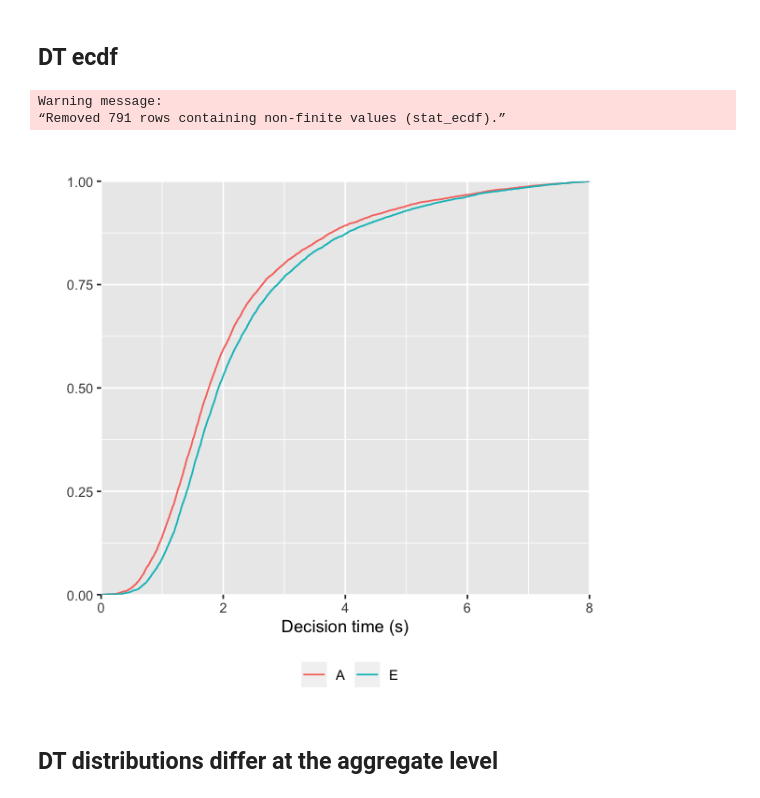
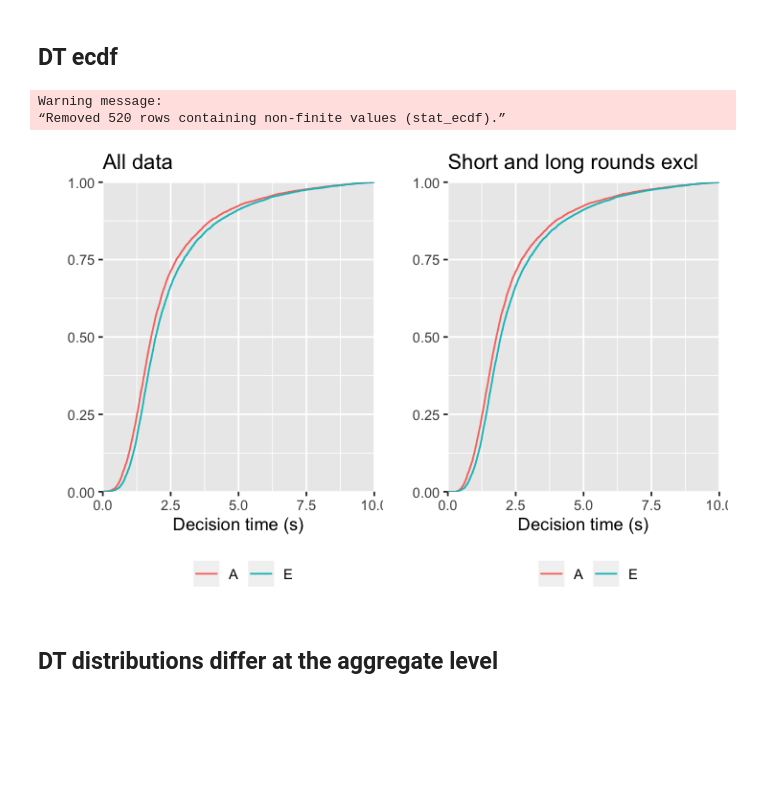
Before and after one commit to tianqimark/Cognitive-Imprecision, a Jupyter notebook: multilevel-template-R.ipynb, the cells around one changed output. Saved outputs shown, nothing was run; the diff lists cells and outputs as text; code cells hidden in the pictures; blank space fills up the shorter version.

```diff
--- a/multilevel-template-R.ipynb
+++ b/multilevel-template-R.ipynb
@@ -35,7 +35,7 @@ The following objects are masked from ‘package:base’:
 # %%
 rm(list = ls())
 mydata <- read.table("data.csv", header=TRUE, sep=",")
-
+mydata$choice <- as.factor(mydata$choice)
 # sessions: ebld7meg, brtqjddt, 6zu2rqqa, eziaa6hq
 # %%
 # does someone need to be excluded? if so, then do this
@@ -43,6 +43,9 @@ mydata <- read.table("data.csv", header=TRUE, sep=",")
 
 # make sure there are NAs where the decision times are too slow (thousands of seconds)
 #mydata$dt <- ifelse(mydata$dt > 60, "NA", mydata$dt)
+# %%
+# make a copy of mydata where less than 300ms and more than 10s rounds are rejected
+mydata2 <- subset(mydata, dt>.3 & dt<10)
 # %% [markdown]
 <h2>Summary statistics</h2>
 # %%
@@ -225,21 +240,29 @@ grid.arrange(gpl1, gpl2, gpl3, gpl4, gpl5, nrow = 2)
 # %% [markdown]
 <h2>DT ecdf</h2>
 # %%
-options(repr.plot.width=5, repr.plot.height=5)
+options(repr.plot.width=6, repr.plot.height=4)
 
 
 ecdf <- ggplot(subset(mydata, (treatment=="A" | treatment=="E")), aes(dt, colour=treatment)) +
         stat_ecdf(geom = "step") +
-        labs(title = "", y = "", x = "Decision time (s)") +
-        scale_x_continuous(expand= c(0, 0), limits = c(0, 8)) +
+        labs(title = "All data", y = "", x = "Decision time (s)") +
+        scale_x_continuous(expand= c(0, 0), limits = c(0, 10)) +
         scale_y_continuous(expand = c(0, 0)) +
         theme(legend.position="bottom", legend.title=element_blank())
 
-ecdf
+ecdf2 <- ggplot(subset(mydata2, (treatment=="A" | treatment=="E")), aes(dt, colour=treatment)) +
+        stat_ecdf(geom = "step") +
+        labs(title = "Short and long rounds excl", y = "", x = "Decision time (s)") +
+        scale_x_continuous(expand= c(0, 0), limits = c(0, 10)) +
+        scale_y_continuous(expand = c(0, 0)) +
+        theme(legend.position="bottom", legend.title=element_blank())
+
+
+grid.arrange(ecdf, ecdf2, nrow=1)
 # %% [output]
 Warning message:
-“Removed 791 rows containing non-finite values (stat_ecdf).”
+“Removed 520 rows containing non-finite values (stat_ecdf).”
-[figure, old version]
+[figure, new version]
 # %% [markdown]
 <h2>DT distributions differ at the aggregate level</h2>
 # %%
```
Also changed, not shown: parts of 12 cells of this notebook.
